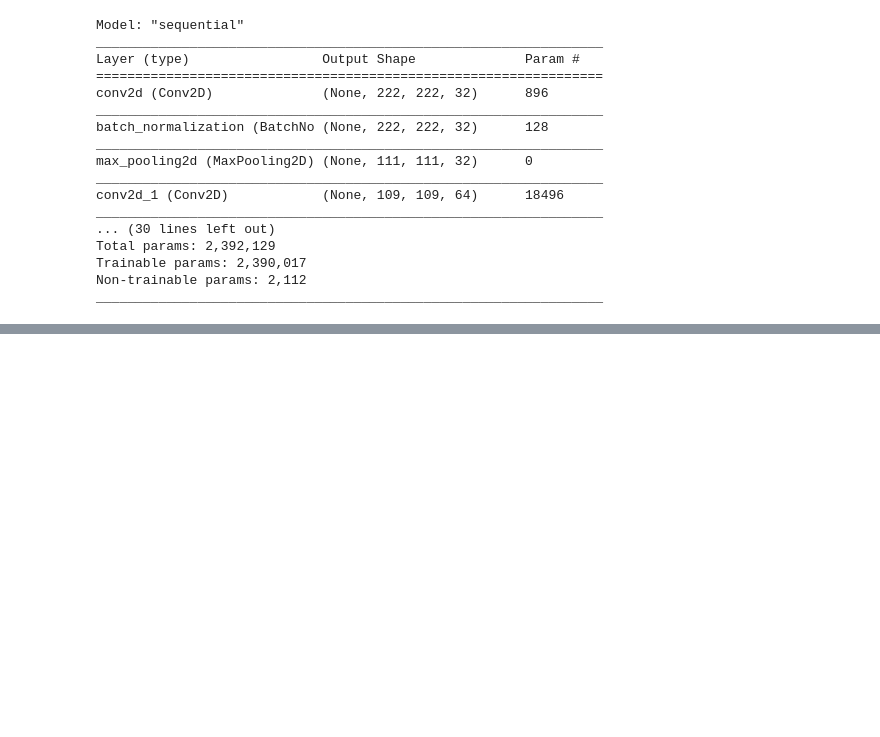
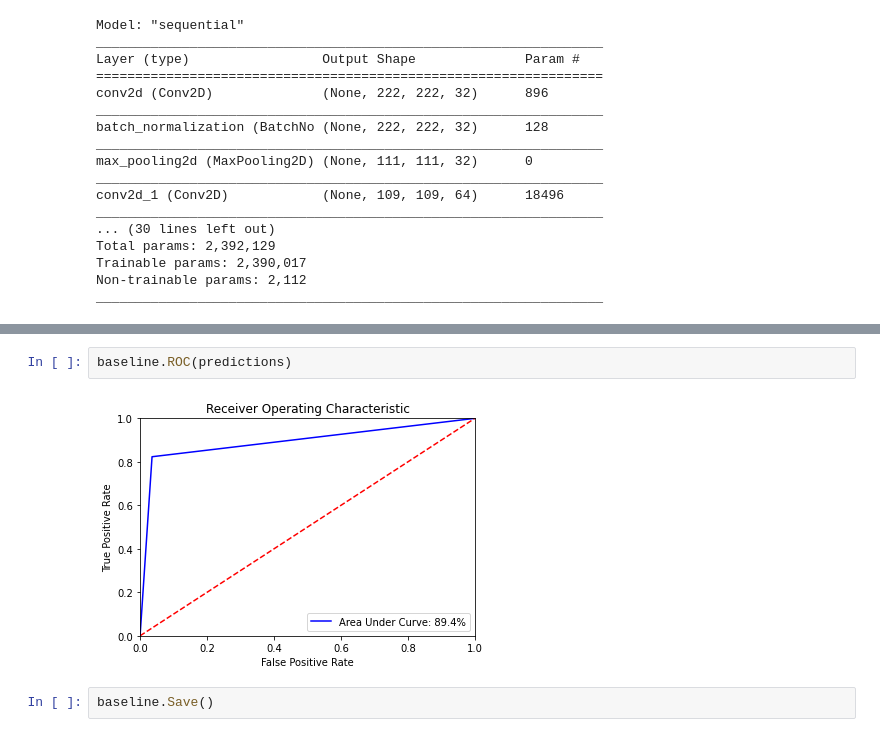
Before and after one commit to kalzeo/KyleNet, a Jupyter notebook: Experiment 1.ipynb, the cells around one changed output, grey strips where cells are left out. Saved outputs shown, nothing was run; the diff lists cells and outputs as text; blank space fills up the shorter version.

```diff
--- a/Experiment 1.ipynb
+++ b/Experiment 1.ipynb
@@ -151,0 +94,6 @@ plt.show()
+# %%
+baseline.ROC(predictions)
+# %% [output]
+[figure, added]
+# %%
+baseline.Save()
```
Also changed, not shown: parts of 13 cells of this notebook, 1 other file.
